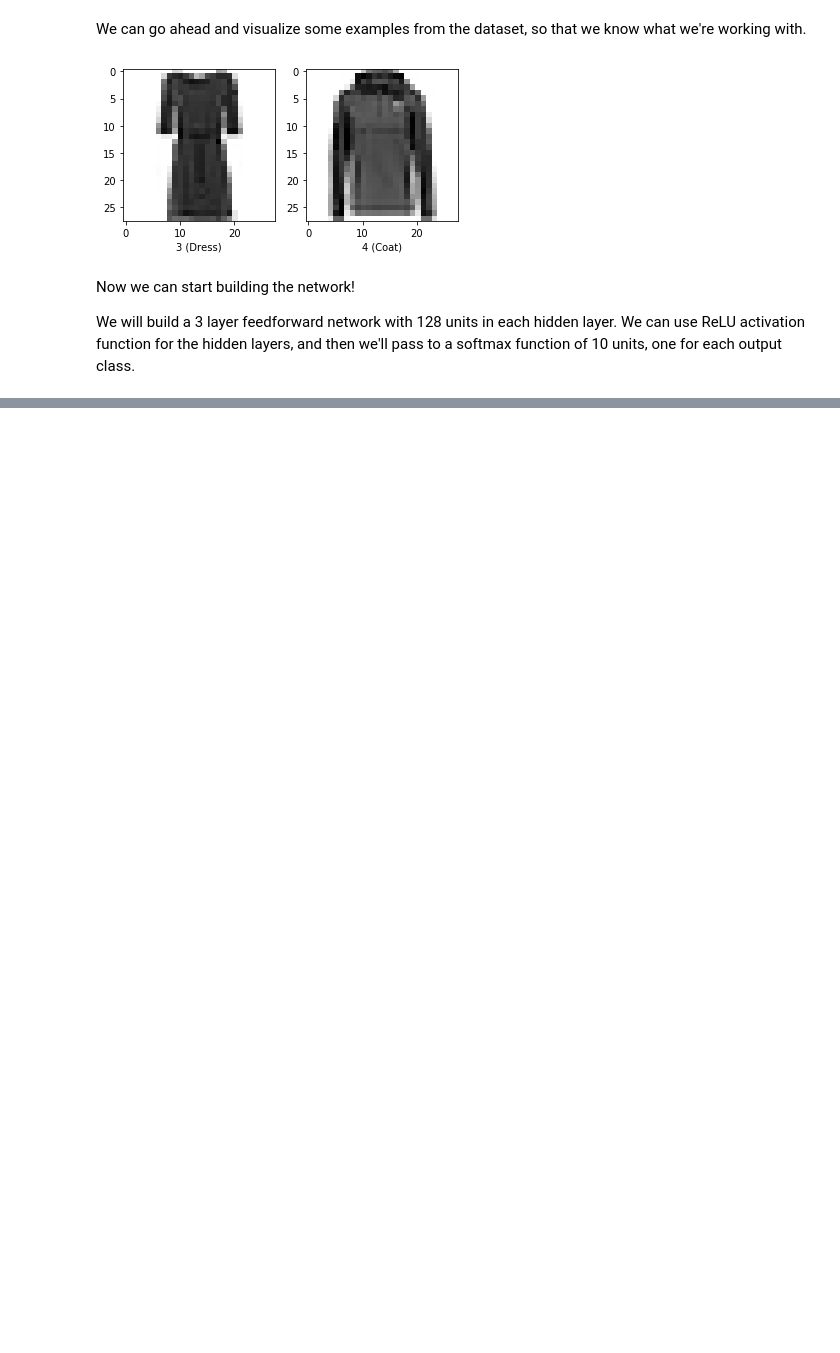
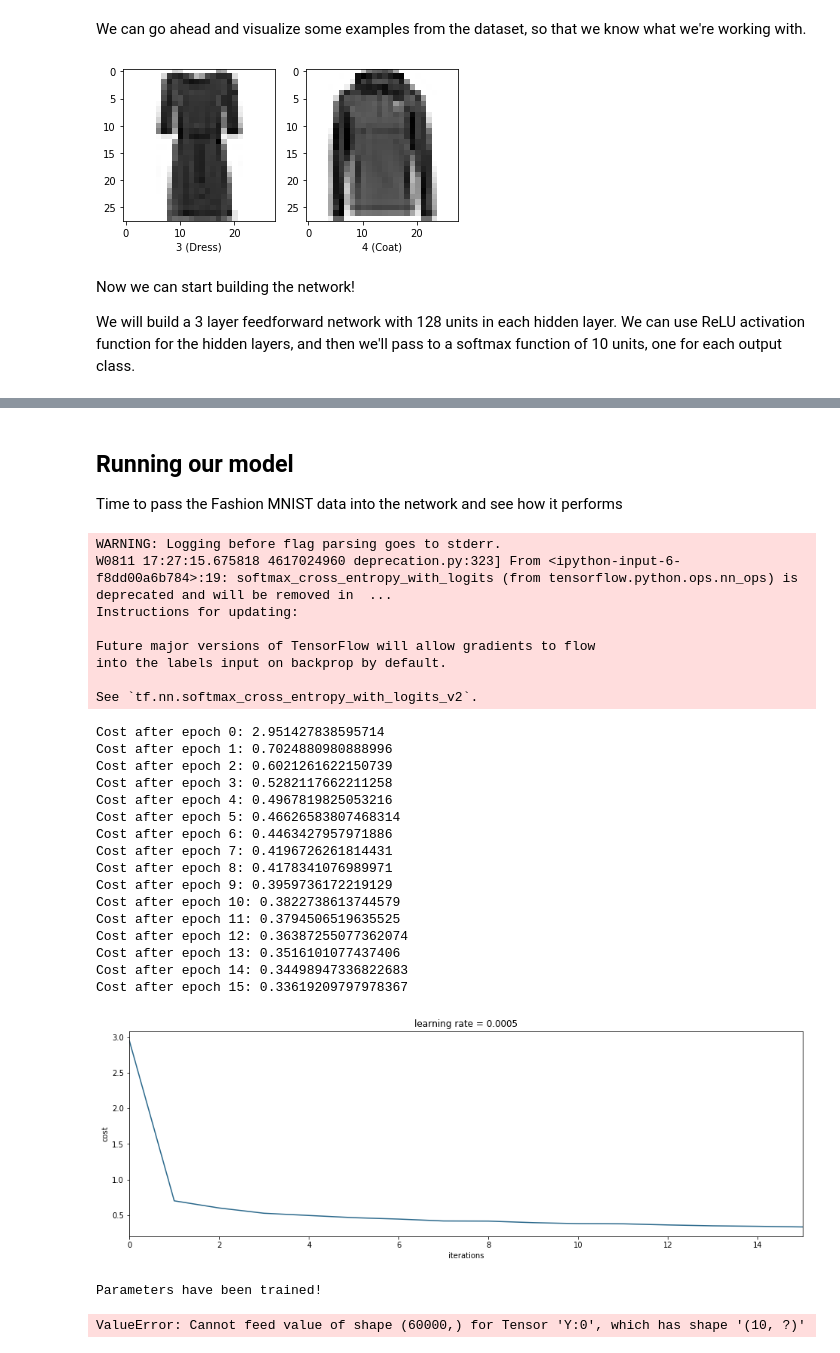
Before and after one commit to jeremydanielfox/ml-study, a Jupyter notebook: fashion-mnist/feed_forward.ipynb, the cells around one changed output, grey strips where cells are left out. Drawn from its saved outputs; the diff is of its cells as text; code cells hidden in the pictures; blank space fills up the shorter version.

Commit message:
got model to train

```diff
--- a/fashion-mnist/feed_forward.ipynb
+++ b/fashion-mnist/feed_forward.ipynb
@@ -125,0 +195,22 @@ def initialize_parameters():
+# %%
+def compute_cost(Z3, Y):
+    """
+    Computes the cost.
+
+    Arguments:
+    Z3 -- output of forward propagation, of shape (10, number_of_examples)
+    Y -- labels vector placeholder, same shape as Z3
+
+    Returns:
+    cost -- Tensor of the cost function.
+    """
+
+    # Get logits (predictions) and labels
+    logits = tf.transpose(Z3)
+    labels = tf.transpose(Y)
+
+    # Compute cost
+    cost = tf.reduce_mean(tf.nn.softmax_cross_entropy_with_logits(
+        logits=logits, labels=labels))
+
+    return cost
@@ -125,0 +220,17 @@ def initialize_parameters():
+# %%
+def next_batch(num, data_and_labels):
+    """
+    Batching function that returns a random subset of all data.
+    """
+    points_to_labels = list(zip(*data_and_labels))
+    index = np.arange(0, len(points_to_labels))
+    np.random.shuffle(index)
+    index = index[:num]
+    selected = [points_to_labels[i] for i in index]
+    points = [pair[0] for pair in selected]
+    point_matrix = np.column_stack(points)
+    # One hot encode the label data
+    label_indices = np.array([pair[1] for pair in selected])
+    label_matrix = np.zeros((num, 10))
+    label_matrix[np.arange(num), label_indices] = 1
+    return point_matrix, label_matrix.T
@@ -125,0 +319,33 @@ def initialize_parameters():
+# %% [markdown]
+## Running our model
+Time to pass the Fashion MNIST data into the network and see how it performs
+# %%
+parameters = model(train, test, learning_rate=0.0005)
+# %% [output]
+WARNING: Logging before flag parsing goes to stderr.
+W0811 17:27:15.675818 4617024960 deprecation.py:323] From <ipython-input-6-f8dd00a6b784>:19: softmax_cross_entropy_with_logits (from tensorflow.python.ops.nn_ops) is deprecated and will be removed in  ...
+Instructions for updating:
+
+Future major versions of TensorFlow will allow gradients to flow
+into the labels input on backprop by default.
+
+See `tf.nn.softmax_cross_entropy_with_logits_v2`.
+Cost after epoch 0: 2.951427838595714
+Cost after epoch 1: 0.7024880980888996
+Cost after epoch 2: 0.6021261622150739
+Cost after epoch 3: 0.5282117662211258
+Cost after epoch 4: 0.4967819825053216
+Cost after epoch 5: 0.46626583807468314
+Cost after epoch 6: 0.4463427957971886
+Cost after epoch 7: 0.4196726261814431
+Cost after epoch 8: 0.4178341076989971
+Cost after epoch 9: 0.3959736172219129
+Cost after epoch 10: 0.3822738613744579
+Cost after epoch 11: 0.3794506519635525
+Cost after epoch 12: 0.36387255077362074
+Cost after epoch 13: 0.3516101077437406
+Cost after epoch 14: 0.34498947336822683
+Cost after epoch 15: 0.33619209797978367
+[figure, added]
+Parameters have been trained!
+ValueError: Cannot feed value of shape (60000,) for Tensor 'Y:0', which has shape '(10, ?)'
```
Also changed, not shown: parts of 9 cells of this notebook.
